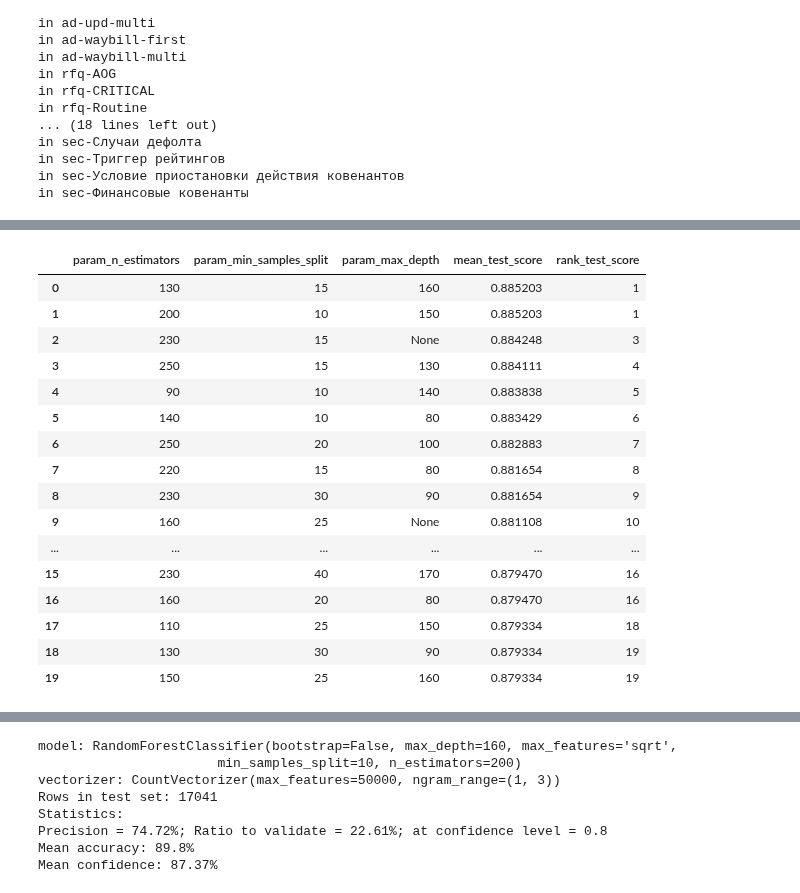
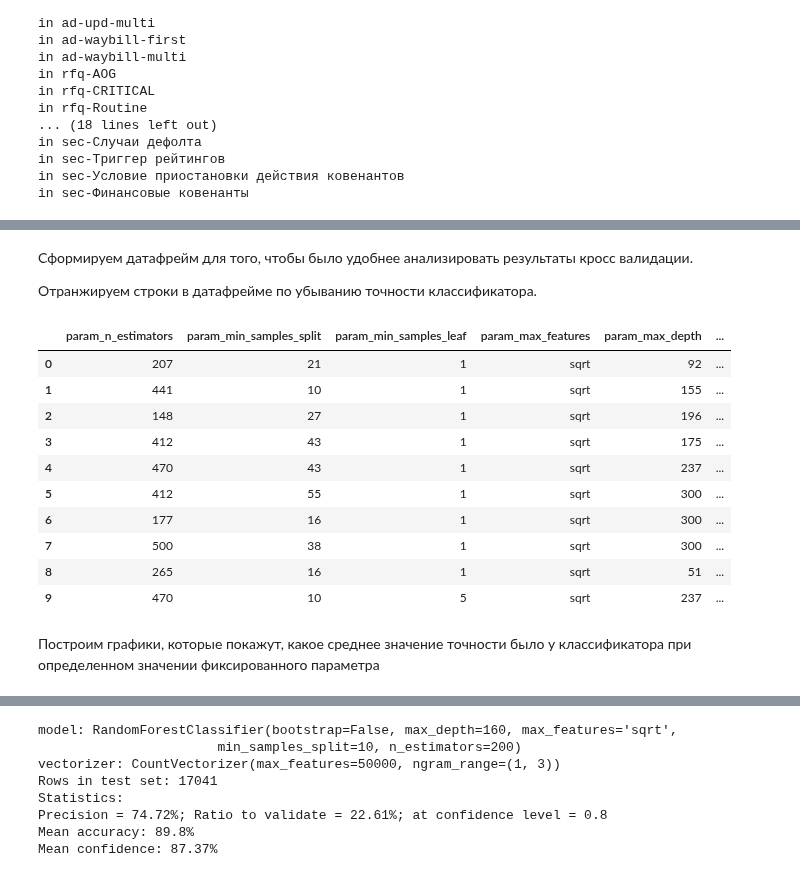
Before and after one commit to cherepasshka/document-classifier, a Jupyter notebook: DOCUMENT_CLASSIFIER.ipynb, the cells around one changed output, grey strips where cells are left out. Cells and saved outputs as stored; diff of their text form; code cells hidden in the pictures.

```diff
--- a/DOCUMENT_CLASSIFIER.ipynb
+++ b/DOCUMENT_CLASSIFIER.ipynb
@@ -171,22 +245,19 @@ train, test = SplitTrainSample(df, fraction=0.7)
 # %%
-n_estimators = [int(x) for x in np.linspace(start=90, stop=270, num=19)]
+n_estimators = [int(x) for x in np.linspace(start=90, stop=500, num=15)]
 max_features = ['log2', 'sqrt']
-max_depth = [int(x) for x in np.linspace(start=30, stop=170, num=15)] + [None]
-min_samples_split = [int(x) for x in np.linspace(start=1, stop=25, num=6)]
-min_samples_leaf = [int(x) for x in np.linspace(start=1, stop=10, num=5)]
+max_depth = [int(x) for x in np.linspace(start=10, stop=300, num=15)] + [None]
+min_samples_split = [int(x) for x in np.linspace(start=5, stop=55, num=10)]
+min_samples_leaf = [int(x) for x in np.linspace(start=1, stop=50, num=11)]
 bootstrap = [True, False]
 
 param_dist = {
     'n_estimators' : n_estimators,
-    #'max_features' : max_features,
+    'max_features' : max_features,
     'max_depth' : max_depth,
     'min_samples_split' : min_samples_split,
-    #'min_samples_leaf' : min_samples_leaf,
-    #'bootstrap' : bootstrap,
-    #'vctr__min_df' : [0.1, 1, 0.05, 0.2],
-    #'vctr__max_df' : [1, 0.9, 0.7],
-    #'vctr__max_features' : [10000,  30000, 50000]
+    'min_samples_leaf' : min_samples_leaf,
+    'bootstrap' : bootstrap,
 }
-
-print(param_dist)
+for key in param_dist.keys():
+    print('{}: {}'.format(key, param_dist[key]))
 # %% [output]
@@ -200,11 +270,12 @@ X_train = vectorizer.fit_transform(X_train)
 # %%
-rf = RandomForestClassifier(bootstrap=False, max_features='sqrt', min_samples_leaf=1)
-rs = RandomizedSearchCV(rf,
-                        param_dist,
-                        n_iter=100,
-                        cv=3,
+def RunRandomizedCrossValidation(base_rf, params, cv, n_iters):
+    rs = RandomizedSearchCV(base_rf,
+                        params,
+                        n_iter=n_iters,
+                        cv=cv,
                         verbose=3,
                         n_jobs=1,
                         random_state=0,
                         scoring='accuracy')
-rs.fit(X_train, Y_train)
+    rs.fit(X_train, Y_train)
+    return rs
@@ -251,0 +282,3 @@ rs.best_params_
+# %%
+# rf = RandomForestClassifier(bootstrap=False, max_features='sqrt', min_samples_leaf=1)
+rs = RunRandomizedCrossValidation(RandomForestClassifier(), param_dist, 3, 170)
@@ -252,3 +304,7 @@ rs.best_params_
+# %% [markdown]
+Сформируем датафрейм для того, чтобы было удобнее анализировать результаты кросс валидации.
+
+Отранжируем строки в датафрейме по убыванию точности классификатора.
 # %%
 def GetResultsDataFrame(searcher):
     searcher_df = pd.DataFrame(searcher.cv_results_).sort_values('rank_test_score').reset_index(drop=True)
@@ -266,23 +322,19 @@ def GetResultsDataFrame(searcher):
     return searcher_df
 # %%
 rs_df = GetResultsDataFrame(rs)
-rs_df.head(20)
+rs_df.head(10)
 # %% [output]
-|  | param_n_estimators | param_min_samples_split | param_max_depth | mean_test_score | rank_test_score |
-| 0 | 130 | 15 | 160 | 0.885203 | 1 |
-| 1 | 200 | 10 | 150 | 0.885203 | 1 |
-| 2 | 230 | 15 | None | 0.884248 | 3 |
-| 3 | 250 | 15 | 130 | 0.884111 | 4 |
-| 4 | 90 | 10 | 140 | 0.883838 | 5 |
-| 5 | 140 | 10 | 80 | 0.883429 | 6 |
-| 6 | 250 | 20 | 100 | 0.882883 | 7 |
-| 7 | 220 | 15 | 80 | 0.881654 | 8 |
-| 8 | 230 | 30 | 90 | 0.881654 | 9 |
-| 9 | 160 | 25 | None | 0.881108 | 10 |
-| ... | ... | ... | ... | ... | ... |
-| 15 | 230 | 40 | 170 | 0.879470 | 16 |
-| 16 | 160 | 20 | 80 | 0.879470 | 16 |
-| 17 | 110 | 25 | 150 | 0.879334 | 18 |
-| 18 | 130 | 30 | 90 | 0.879334 | 19 |
-| 19 | 150 | 25 | 160 | 0.879334 | 19 |
+|  | param_n_estimators | param_min_samples_split | param_min_samples_leaf | param_max_features | param_max_depth | ... |
+| 0 | 207 | 21 | 1 | sqrt | 92 | ... |
+| 1 | 441 | 10 | 1 | sqrt | 155 | ... |
+| 2 | 148 | 27 | 1 | sqrt | 196 | ... |
+| 3 | 412 | 43 | 1 | sqrt | 175 | ... |
+| 4 | 470 | 43 | 1 | sqrt | 237 | ... |
+| 5 | 412 | 55 | 1 | sqrt | 300 | ... |
+| 6 | 177 | 16 | 1 | sqrt | 300 | ... |
+| 7 | 500 | 38 | 1 | sqrt | 300 | ... |
+| 8 | 265 | 16 | 1 | sqrt | 51 | ... |
+| 9 | 470 | 10 | 5 | sqrt | 237 | ... |
+# %% [markdown]
+Построим графики, которые покажут, какое среднее значение точности было у классификатора при определенном значении фиксированного параметра
 # %%
```
Also changed, not shown: parts of 42 cells of this notebook.
